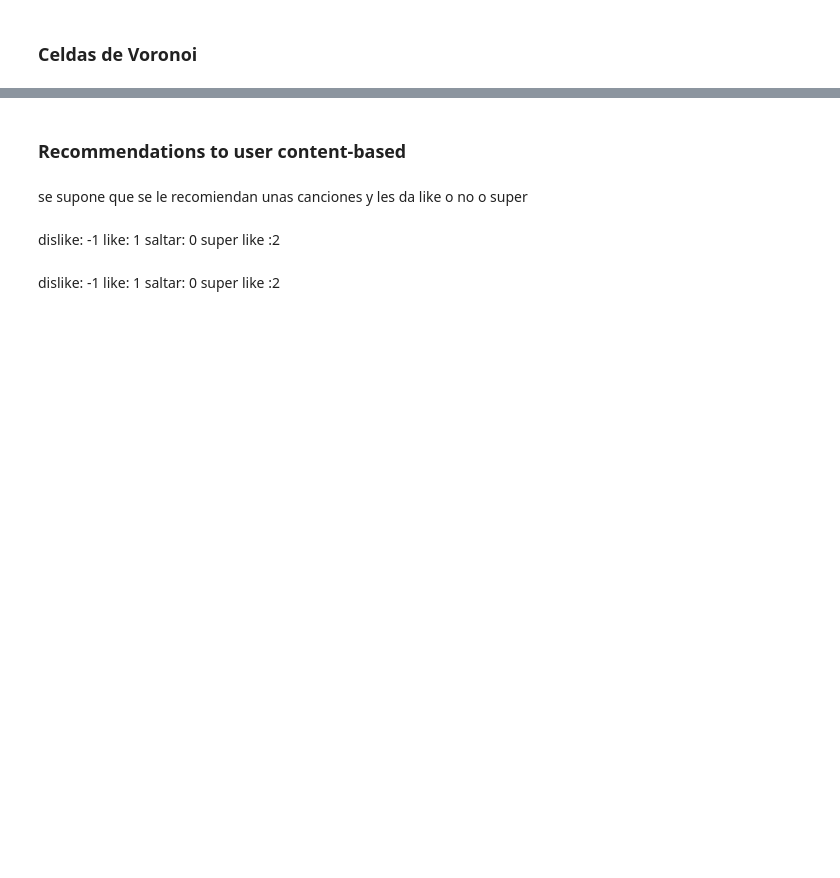
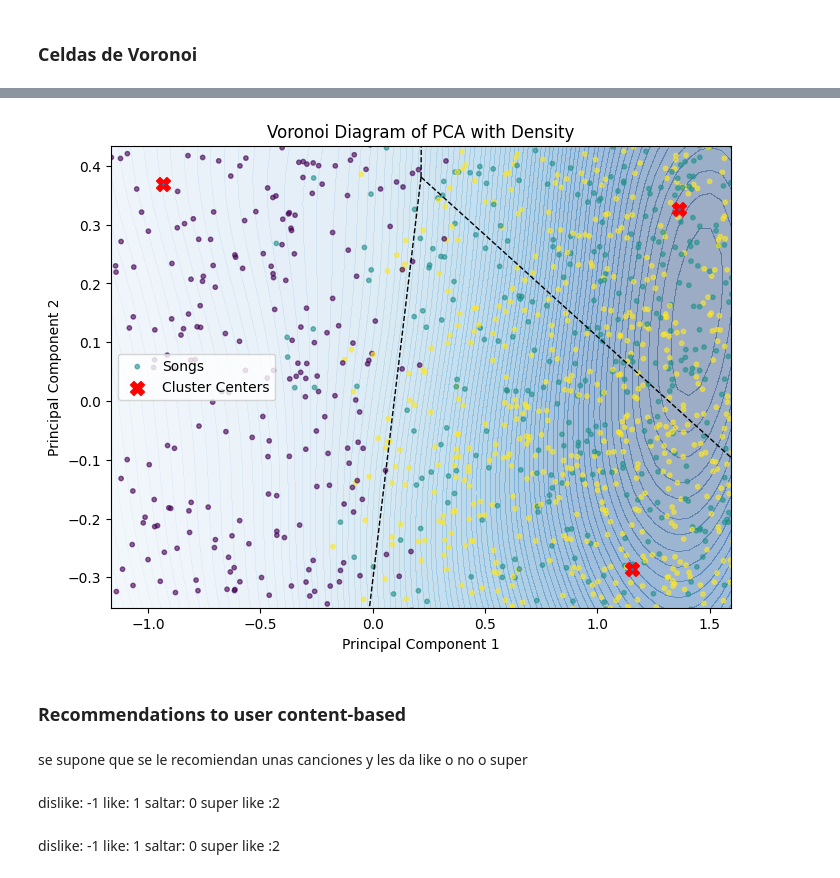
Before and after one commit to enekobarod/Suggestify, a Jupyter notebook: Suggestify/Suggestify.ipynb, the cells around one changed output, grey strips where cells are left out. Saved outputs shown, nothing was run; the diff lists cells and outputs as text; code cells hidden in the pictures; blank space fills up the shorter version.

```diff
--- a/Suggestify/Suggestify.ipynb
+++ b/Suggestify/Suggestify.ipynb
@@ -339,3 +367,56 @@ plt.show()
+# %%
+import matplotlib.pyplot as plt
+import seaborn as sns
+from scipy.spatial import Voronoi, voronoi_plot_2d
+
+# Usamos solo los 1000 puntos ya muestreados
+df_sample_voronoi = df_sample.iloc[:5000].copy()
+df_sample_voronoi['cluster'] = kmeans.fit_predict(df_pca[:5000])
+
+# PCA reducido a 2D
+df_pca_2d = df_pca[:5000, :2]
+centers_2d = kmeans.cluster_centers_[:, :2]
+
+# Voronoi diagram
+vor = Voronoi(centers_2d)
+
+fig, ax = plt.subplots(figsize=(8, 6))
+
+# Voronoi plot
+voronoi_plot_2d(vor, ax=ax, show_vertices=False, line_colors="black", line_width=1, point_size=2)
+
+# Densidad (seaborn kdeplot)
+sns.kdeplot(
+    x=df_pca_2d[:, 0],
+    y=df_pca_2d[:, 1],
+    ax=ax,
+    cmap="Blues",
+    fill=True,
+    thresh=0.05,
+    levels=100,
+    alpha=0.4
+)
+
+# Canciones
+scatter = ax.scatter(
+    df_pca_2d[:, 0], df_pca_2d[:, 1],
+    c=df_sample_voronoi['cluster'], cmap='viridis', s=10, alpha=0.6,
+    label='Songs'
+)
+
+# Centros de clústeres
+ax.scatter(
+    centers_2d[:, 0], centers_2d[:, 1],
+    marker='X', s=100, color='red', label='Cluster Centers'
+)
+
+plt.title('Voronoi Diagram of PCA with Density')
+plt.xlabel('Principal Component 1')
+plt.ylabel('Principal Component 2')
+plt.legend()
+plt.show()
+# %% [output]
+[figure, added]
 # %% [markdown]
 ### Recommendations to user content-based
 # %%
```
Also changed, not shown: parts of 15 cells of this notebook.
